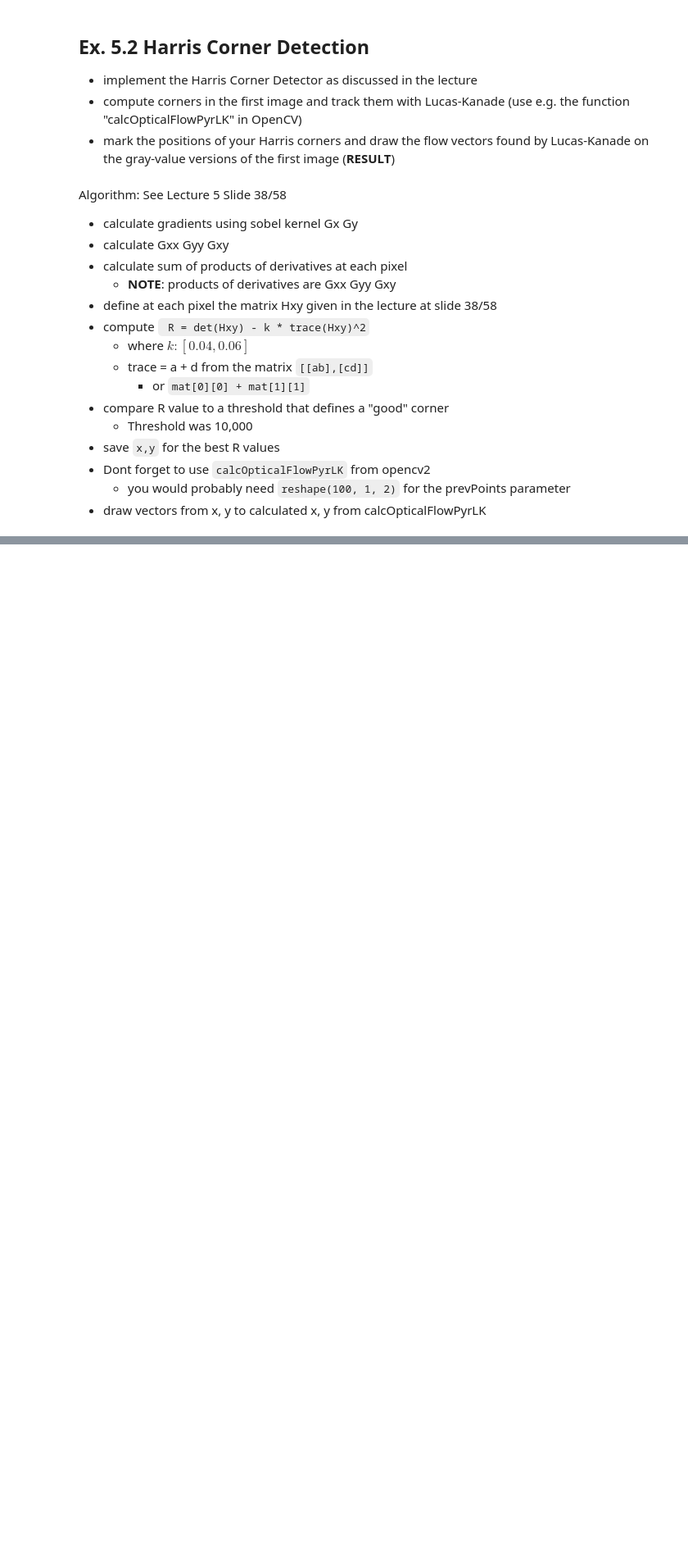
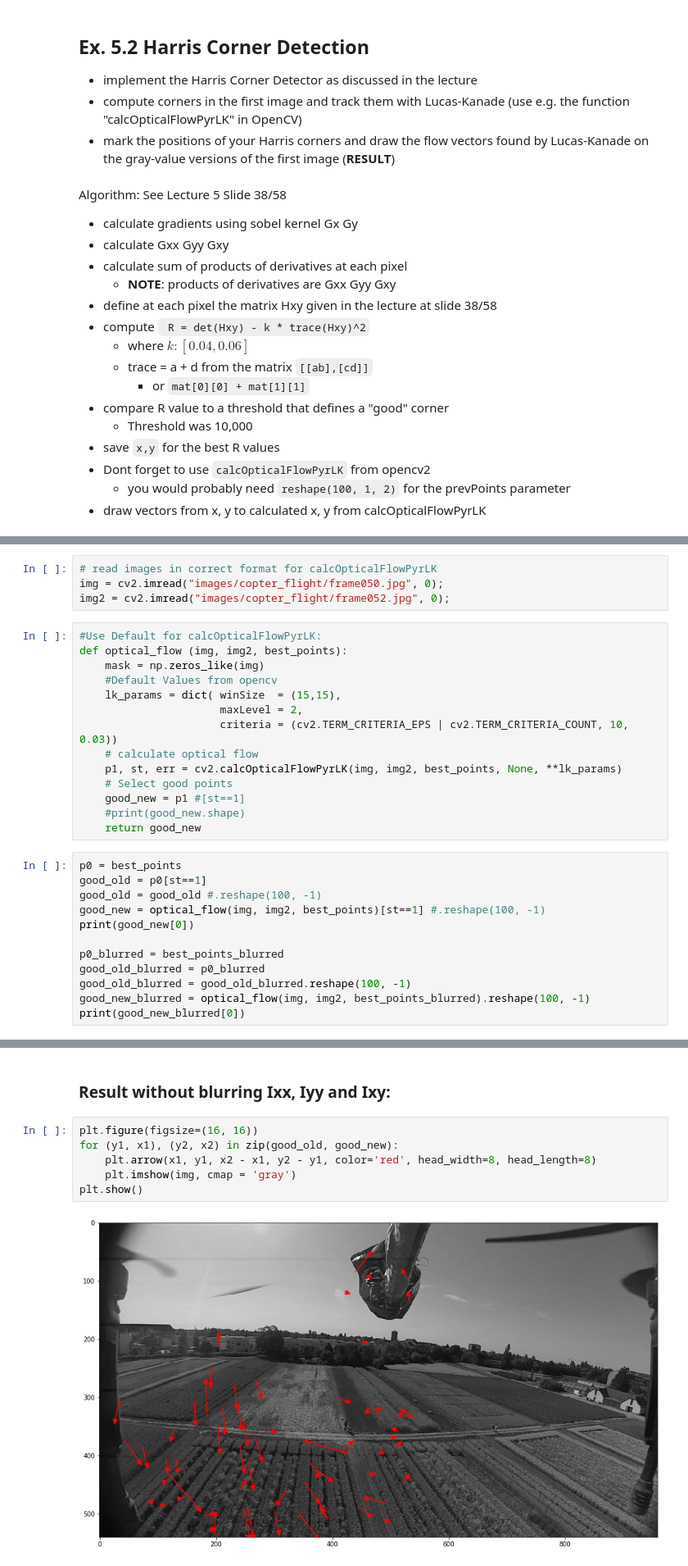
Before and after one commit to AbdBarho/CV19-20, a Jupyter notebook: 05_BlockMatching_HarrisCorners.ipynb, the cells around one changed output, grey strips where cells are left out. Shown at 82% size. Saved outputs shown, nothing was run; the diff lists cells and outputs as text; blank space fills up the shorter version.

```diff
--- a/05_BlockMatching_HarrisCorners.ipynb
+++ b/05_BlockMatching_HarrisCorners.ipynb
@@ -105,0 +242,30 @@ Algorithm: See Lecture 5 Slide 38/58
+# %%
+# read images in correct format for calcOpticalFlowPyrLK
+img = cv2.imread("images/copter_flight/frame050.jpg", 0);
+img2 = cv2.imread("images/copter_flight/frame052.jpg", 0);
+# %%
+#Use Default for calcOpticalFlowPyrLK:
+def optical_flow (img, img2, best_points):
+    mask = np.zeros_like(img)
+    #Default Values from opencv
+    lk_params = dict( winSize  = (15,15),
+                      maxLevel = 2,
+                      criteria = (cv2.TERM_CRITERIA_EPS | cv2.TERM_CRITERIA_COUNT, 10, 0.03))
+    # calculate optical flow
+    p1, st, err = cv2.calcOpticalFlowPyrLK(img, img2, best_points, None, **lk_params)
+    # Select good points
+    good_new = p1 #[st==1]
+    #print(good_new.shape)
+    return good_new
+# %%
+p0 = best_points
+good_old = p0[st==1]
+good_old = good_old #.reshape(100, -1)
+good_new = optical_flow(img, img2, best_points)[st==1] #.reshape(100, -1)
+print(good_new[0])
+
+p0_blurred = best_points_blurred
+good_old_blurred = p0_blurred
+good_old_blurred = good_old_blurred.reshape(100, -1)
+good_new_blurred = optical_flow(img, img2, best_points_blurred).reshape(100, -1)
+print(good_new_blurred[0])
@@ -105,0 +275,10 @@ Algorithm: See Lecture 5 Slide 38/58
+# %% [markdown]
+### Result without blurring Ixx, Iyy and Ixy:
+# %%
+plt.figure(figsize=(16, 16))
+for (y1, x1), (y2, x2) in zip(good_old, good_new):
+    plt.arrow(x1, y1, x2 - x1, y2 - y1, color='red', head_width=8, head_length=8)
+    plt.imshow(img, cmap = 'gray')
+plt.show()
+# %% [output]
+[figure, added]
```
Also changed, not shown: parts of 19 cells of this notebook.
